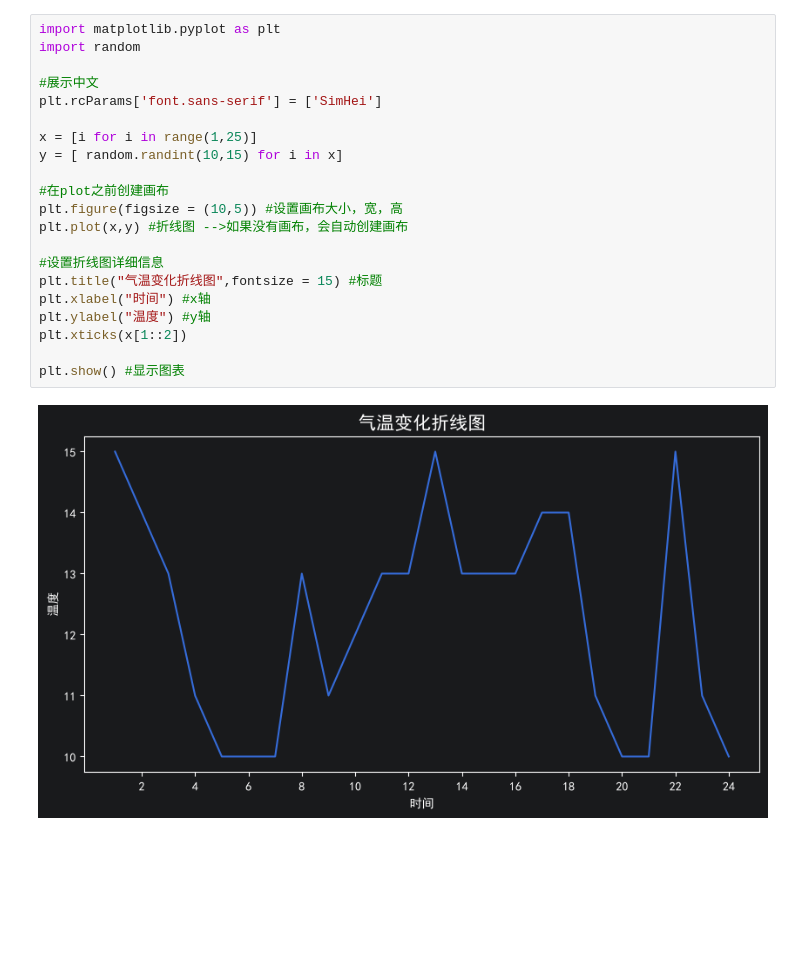
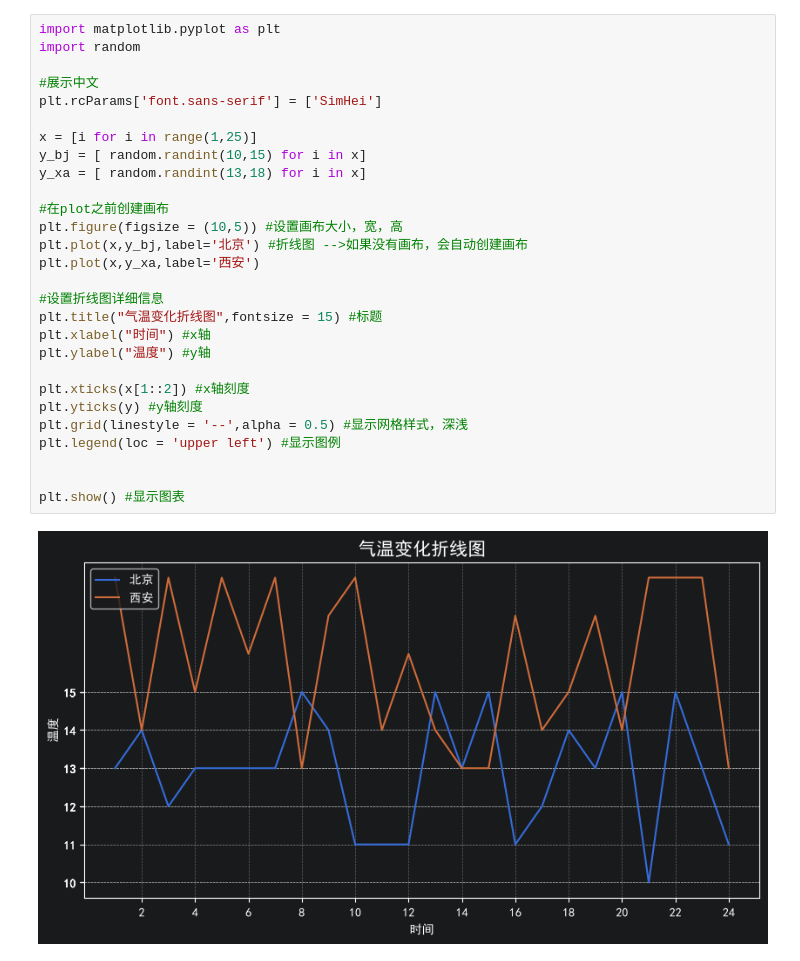
Before and after one commit to zyz-txy/PythonPractice, a Jupyter notebook: FifthParagraph/09_matplotlib_info.ipynb, the cells around one changed output. Drawn from its saved outputs; the diff is of its cells as text; blank space fills up the shorter version.

```diff
--- a/FifthParagraph/09_matplotlib_info.ipynb
+++ b/FifthParagraph/09_matplotlib_info.ipynb
@@ -1,23 +1,30 @@
 # %%
 import matplotlib.pyplot as plt
 import random
 
 #展示中文
 plt.rcParams['font.sans-serif'] = ['SimHei']
 
 x = [i for i in range(1,25)]
-y = [ random.randint(10,15) for i in x]
+y_bj = [ random.randint(10,15) for i in x]
+y_xa = [ random.randint(13,18) for i in x]
 
 #在plot之前创建画布
 plt.figure(figsize = (10,5)) #设置画布大小，宽，高
-plt.plot(x,y) #折线图 -->如果没有画布，会自动创建画布
+plt.plot(x,y_bj,label='北京') #折线图 -->如果没有画布，会自动创建画布
+plt.plot(x,y_xa,label='西安')
 
 #设置折线图详细信息
 plt.title("气温变化折线图",fontsize = 15) #标题
 plt.xlabel("时间") #x轴
 plt.ylabel("温度") #y轴
-plt.xticks(x[1::2])
+
+plt.xticks(x[1::2]) #x轴刻度
+plt.yticks(y) #y轴刻度
+plt.grid(linestyle = '--',alpha = 0.5) #显示网格样式，深浅
+plt.legend(loc = 'upper left') #显示图例
+
 
 plt.show() #显示图表
 # %% [output]
-[figure, old version]
+[figure, new version]
```
